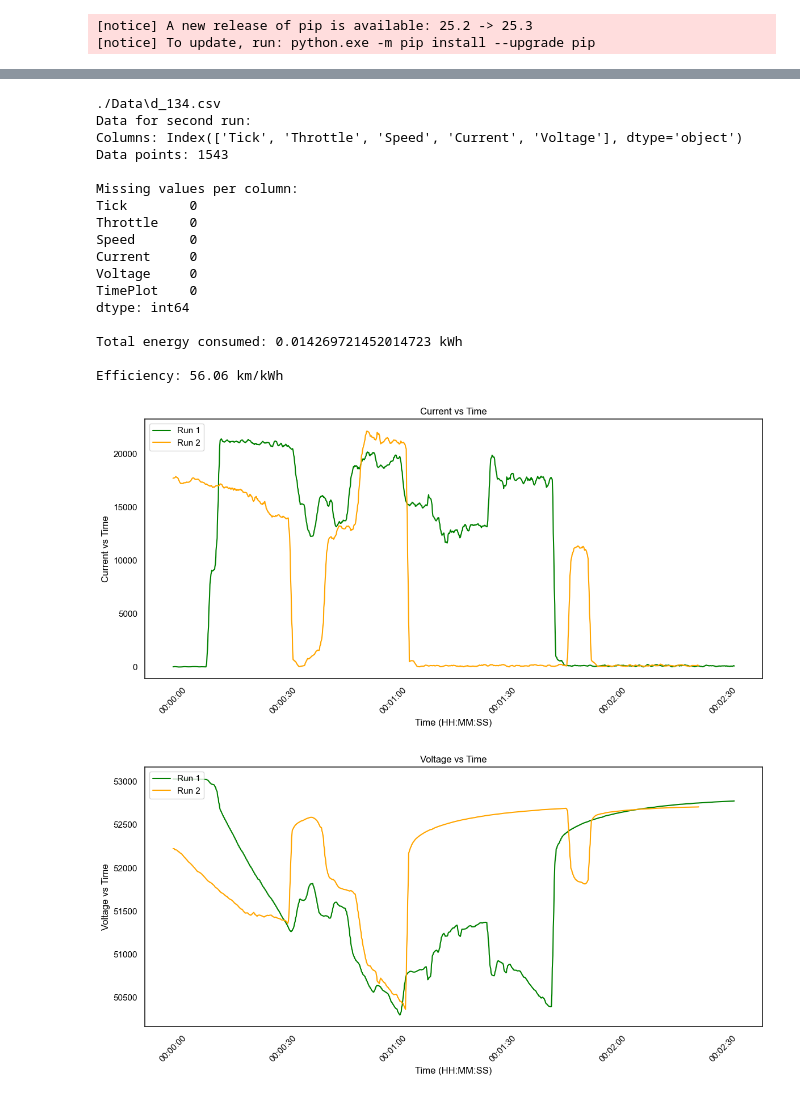
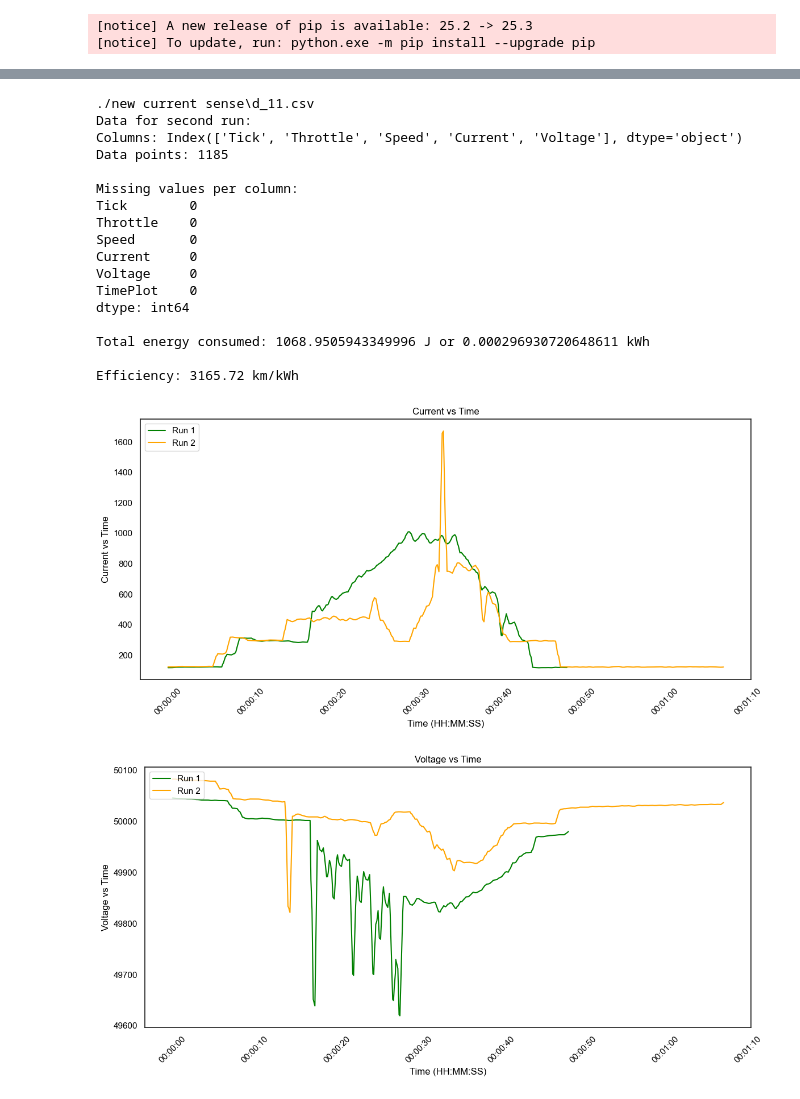
Before and after one commit to UOSupermileage/UOSM-TelemetryDataProcessing, a Jupyter notebook: new/CustomTelemetry.ipynb, the cells around one changed output, grey strips where cells are left out. Cells and saved outputs as stored; diff of their text form; code cells hidden in the pictures.

```diff
--- a/new/CustomTelemetry.ipynb
+++ b/new/CustomTelemetry.ipynb
@@ -33,8 +33,8 @@ import os
 import NulRemover
 
 sns.set(style='white')  # light background
-data_folder = './Data'
-num = 132 # Currently set to dataset number 132 as requested by LP
+data_folder = './new current sense'
+num = 12 # Currently set to dataset number 132 as requested by LP
 file = f'd_{num}.csv'
 path = os.path.join(data_folder, file)
 NulRemover.remove_nuls(path)  # Clean the file from null characters
@@ -191,8 +191,8 @@ sns.set(style='white')  # light background
 #data_folder = f'./{date}/'
 #file = f'{date}-{time}.csv'
 #path = os.path.join(data_folder, file)
-data_folder = './Data'
-num = 134 # Insert 2nd dataset number to compare here
+data_folder = './new current sense'
+num = 11 # Insert 2nd dataset number to compare here
 file = f'd_{num}.csv'
 path = os.path.join(data_folder, file)
 print(path)
@@ -296,36 +296,36 @@ for col in columns_to_plot:
         ax.set_title(f"{col} vs Time", color = 'black')
         ax.tick_params(axis = 'x', colors = 'black', rotation = 45)
         ax.tick_params(axis = 'y', colors = 'black')
 
         ax.xaxis.set_major_locator(mdates.AutoDateLocator())
         ax.xaxis.set_major_formatter(mdates.DateFormatter('%H:%M:%S'))
 
         # Legend in black
         legend = ax.legend(loc='upper left')
         for text in legend.get_texts():
             text.set_color('black')
 
         plt.tight_layout()
         plt.show()
     else:
         print(f"Column '{col}' not found in dataset.")
 # %% [output]
-./Data\d_134.csv
+./new current sense\d_11.csv
 Data for second run:
 Columns: Index(['Tick', 'Throttle', 'Speed', 'Current', 'Voltage'], dtype='object')
-Data points: 1543
+Data points: 1185
 
 Missing values per column:
 Tick        0
 Throttle    0
 Speed       0
 Current     0
 Voltage     0
 TimePlot    0
 dtype: int64
 
-Total energy consumed: 0.014269721452014723 kWh
+Total energy consumed: 1068.9505943349996 J or 0.000296930720648611 kWh
 
-Efficiency: 56.06 km/kWh
+Efficiency: 3165.72 km/kWh
-[figure, old version]
+[figure, new version]
-[figure, old version]
+[figure, new version]
```
Also changed, not shown: parts of 2 cells of this notebook, 6 other files.
